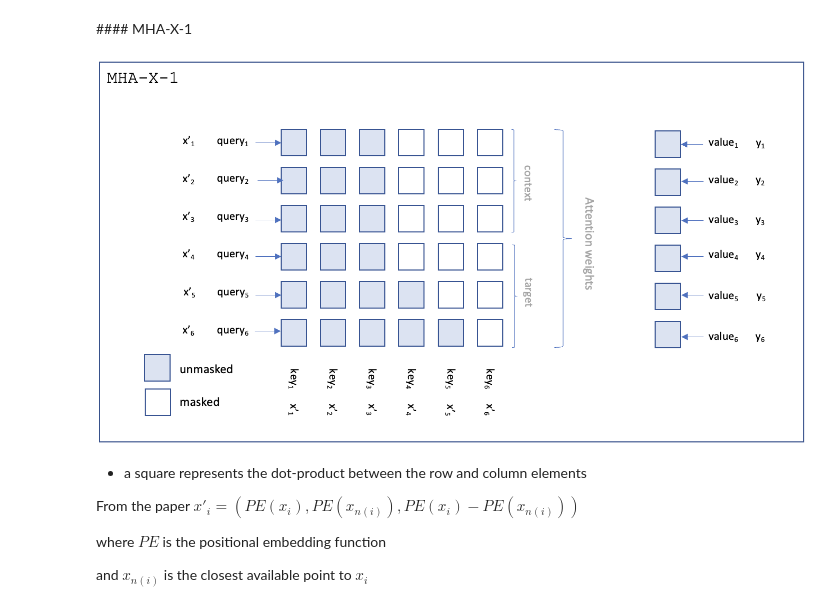
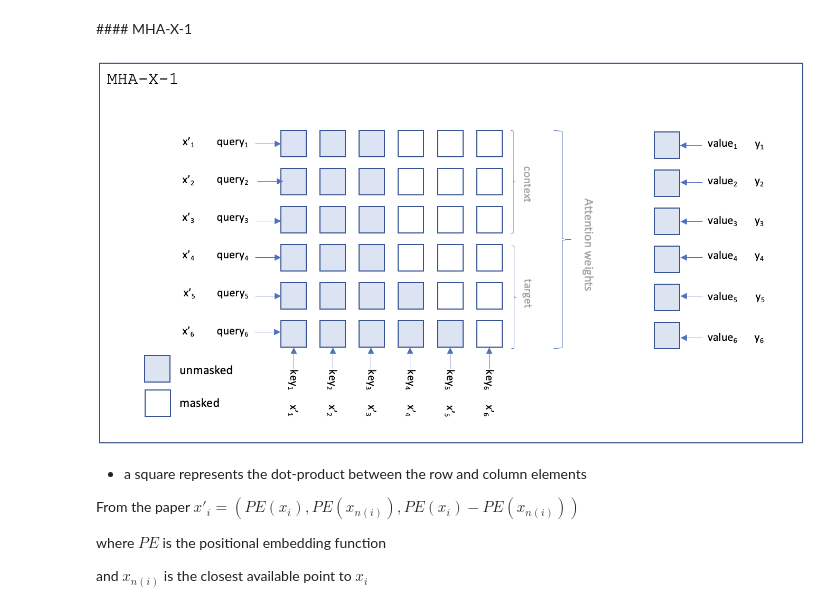
Before and after one commit to oremnirv/ATP, a Jupyter notebook: ATP_tutorial.ipynb, the cells around one changed output. Saved outputs shown, nothing was run; the diff lists cells and outputs as text; code cells hidden in the pictures.

```diff
--- a/ATP_tutorial.ipynb
+++ b/ATP_tutorial.ipynb
@@ -67,9 +67,9 @@ display(Image('ATP-v2.png', width=500, height=500))
 # %% [markdown]
 #### MHA-X-1
 # %%
-display(Image('MHA-X-1.png', width=750, height=750))
+display(Image('MHA-X-1-v2.png', width=750, height=750))
 # %% [output]
-[figure, old version]
+[figure, new version]
 # %% [markdown]
 * a square represents the dot-product between the row and column elements
 
```
Also changed, not shown: parts of 20 cells of this notebook, 1 other file.
